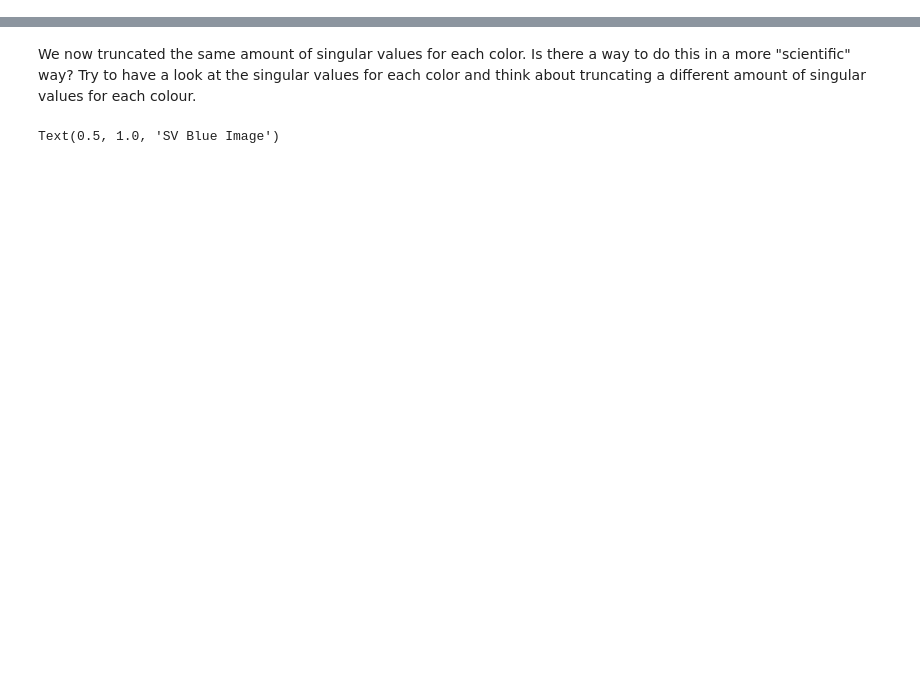
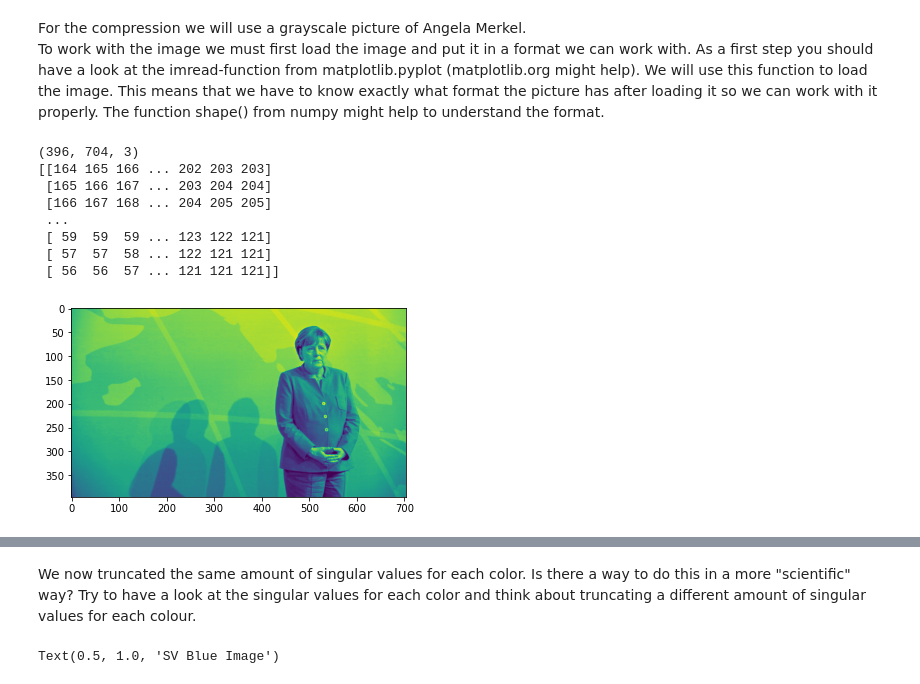
Before and after one commit to Saamuu/DataLab, a Jupyter notebook: DataLab/ImageCompression.ipynb, the cells around one changed output, grey strips where cells are left out. Saved outputs shown, nothing was run; the diff lists cells and outputs as text; code cells hidden in the pictures; blank space fills up the shorter version.

```diff
--- a/DataLab/ImageCompression.ipynb
+++ b/DataLab/ImageCompression.ipynb
@@ -113,0 +49,29 @@ for i in range(len(k)):
+# %% [markdown]
+For the compression we will use a grayscale picture of Angela Merkel. <br>
+To work with the image we must first load the image and put it in a format we can work with. As a first step you should have a look at the imread-function from matplotlib.pyplot (matplotlib.org might help). We will use this function to load the image. This means that we have to know exactly what format the picture has after loading it so we can work with it properly. The function shape() from numpy might help to understand the format.
+# %%
+def im2double(im):
+    #transform the values in A to the interval (0,1)
+    #What happens if we dont do that? Nothing visible, just transform the matrix to float-values instead of int8
+    info = np.iinfo(im.dtype)
+    return im.astype(float)/info.max
+
+
+# grayscale image (is still saved with 3 channels so I take the first one)
+img = plt.imread("Merkel.jpg")[:,:,0]
+plt.imshow(img)
+print(np.shape(plt.imread("Merkel.jpg")))
+print(plt.imread("Merkel.jpg")[:,:,0])
+#The format is (M,N,3) -> RGB image, how do we get the greyscale?
+#Just use one of the RGB images
+gray_channel = im2double(img)
+# %% [output]
+(396, 704, 3)
+[[164 165 166 ... 202 203 203]
+ [165 166 167 ... 203 204 204]
+ [166 167 168 ... 204 205 205]
+ ...
+ [ 59  59  59 ... 123 122 121]
+ [ 57  57  58 ... 122 121 121]
+ [ 56  56  57 ... 121 121 121]]
+[figure, added]
```
Also changed, not shown: parts of 9 cells of this notebook.
